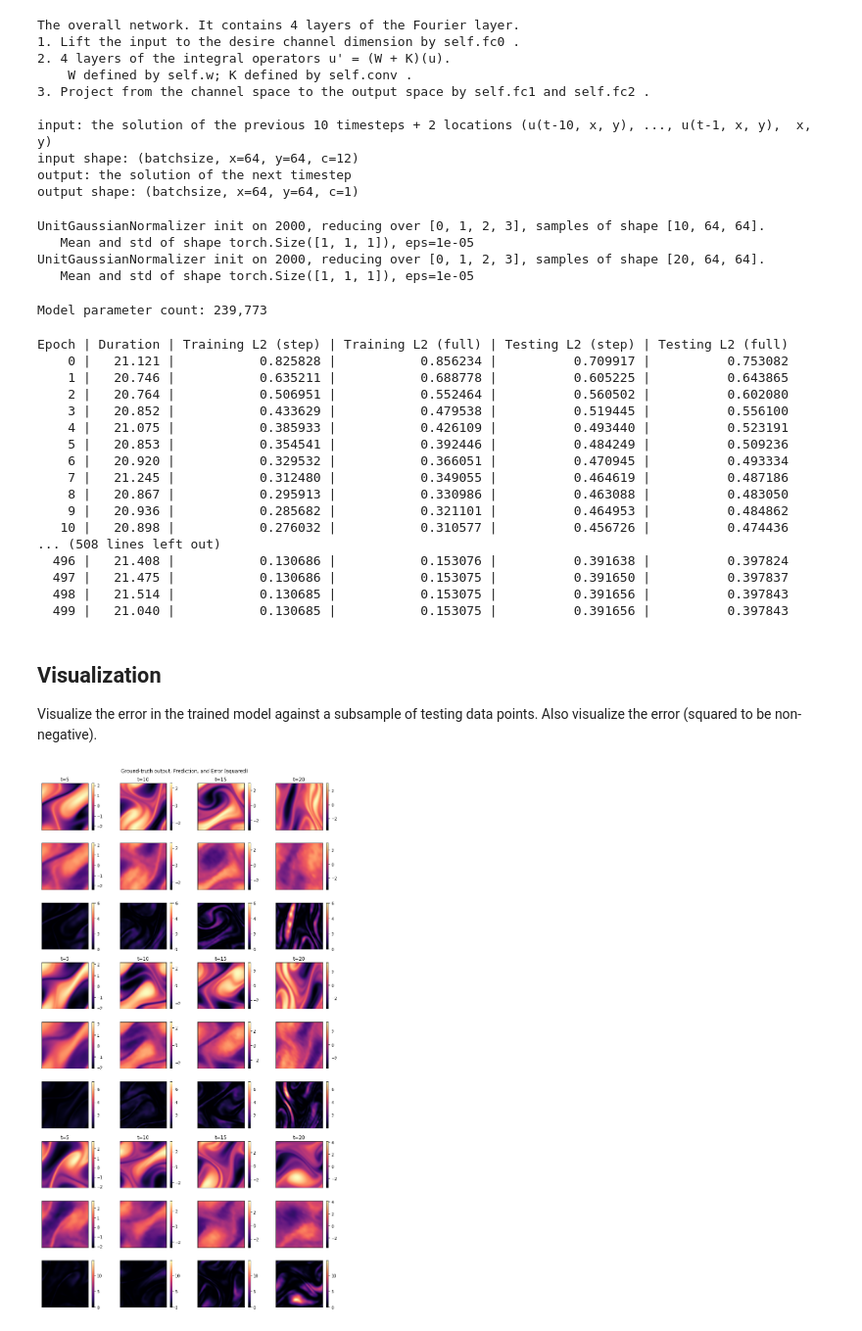
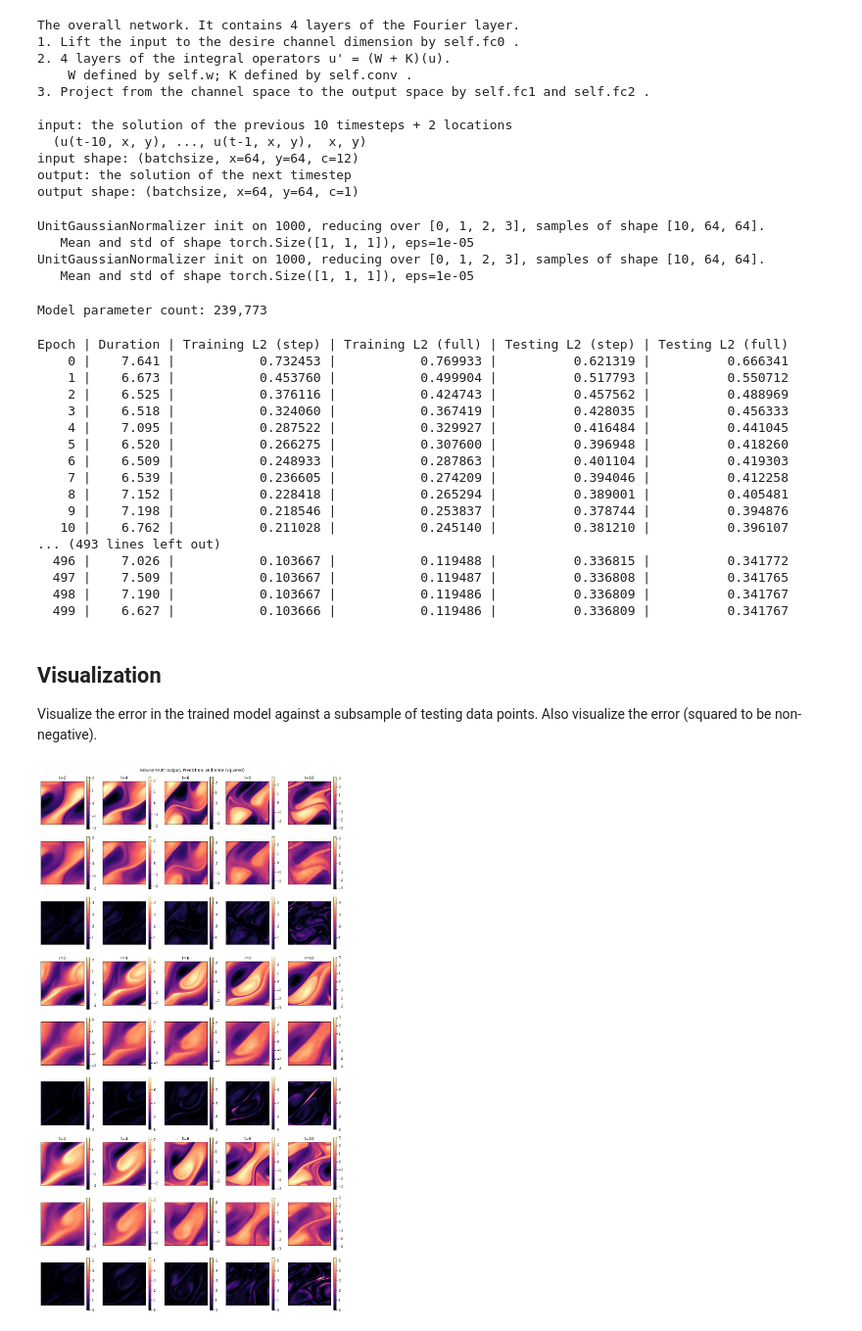
Before and after one commit to m4e7/neuraloperator, a Jupyter notebook: examples/fourier_2d_time.ipynb, the cells around one changed output. Shown at 98% size. Cells and saved outputs as stored; diff of their text form; code cells hidden in the pictures.

```diff
--- a/examples/fourier_2d_time.ipynb
+++ b/examples/fourier_2d_time.ipynb
@@ -104,7 +106,7 @@ class Config(NamedTuple):
         return config
 
 
-config = Config.from_yaml('fourier_2d_time_V1e-4.yaml')
+config = Config.from_yaml('fourier_2d_time_V1e-5.yaml')
 # %%
 ################################################################
 # load data and data normalization
@@ -120,9 +122,9 @@ train_loader, test_loader, output_encoder = load_navier_stokes_temporal_pt(
     config.test_batch_size,
 )
 # %% [output]
-UnitGaussianNormalizer init on 2000, reducing over [0, 1, 2, 3], samples of shape [10, 64, 64].
+UnitGaussianNormalizer init on 1000, reducing over [0, 1, 2, 3], samples of shape [10, 64, 64].
    Mean and std of shape torch.Size([1, 1, 1]), eps=1e-05
-UnitGaussianNormalizer init on 2000, reducing over [0, 1, 2, 3], samples of shape [20, 64, 64].
+UnitGaussianNormalizer init on 1000, reducing over [0, 1, 2, 3], samples of shape [10, 64, 64].
    Mean and std of shape torch.Size([1, 1, 1]), eps=1e-05
 # %%
 model = FNO2d(
@@ -265,22 +267,22 @@ for ep in range(config.epochs):
     print(row)
 # %% [output]
 Epoch | Duration | Training L2 (step) | Training L2 (full) | Testing L2 (step) | Testing L2 (full)
-    0 |   21.121 |           0.825828 |           0.856234 |          0.709917 |          0.753082
-    1 |   20.746 |           0.635211 |           0.688778 |          0.605225 |          0.643865
-    2 |   20.764 |           0.506951 |           0.552464 |          0.560502 |          0.602080
-    3 |   20.852 |           0.433629 |           0.479538 |          0.519445 |          0.556100
-    4 |   21.075 |           0.385933 |           0.426109 |          0.493440 |          0.523191
-    5 |   20.853 |           0.354541 |           0.392446 |          0.484249 |          0.509236
-    6 |   20.920 |           0.329532 |           0.366051 |          0.470945 |          0.493334
-    7 |   21.245 |           0.312480 |           0.349055 |          0.464619 |          0.487186
-    8 |   20.867 |           0.295913 |           0.330986 |          0.463088 |          0.483050
-    9 |   20.936 |           0.285682 |           0.321101 |          0.464953 |          0.484862
-   10 |   20.898 |           0.276032 |           0.310577 |          0.456726 |          0.474436
-... (508 lines left out)
-  496 |   21.408 |           0.130686 |           0.153076 |          0.391638 |          0.397824
-  497 |   21.475 |           0.130686 |           0.153075 |          0.391650 |          0.397837
-  498 |   21.514 |           0.130685 |           0.153075 |          0.391656 |          0.397843
-  499 |   21.040 |           0.130685 |           0.153075 |          0.391656 |          0.397843
+    0 |    7.641 |           0.732453 |           0.769933 |          0.621319 |          0.666341
+    1 |    6.673 |           0.453760 |           0.499904 |          0.517793 |          0.550712
+    2 |    6.525 |           0.376116 |           0.424743 |          0.457562 |          0.488969
+    3 |    6.518 |           0.324060 |           0.367419 |          0.428035 |          0.456333
+    4 |    7.095 |           0.287522 |           0.329927 |          0.416484 |          0.441045
+    5 |    6.520 |           0.266275 |           0.307600 |          0.396948 |          0.418260
+    6 |    6.509 |           0.248933 |           0.287863 |          0.401104 |          0.419303
+    7 |    6.539 |           0.236605 |           0.274209 |          0.394046 |          0.412258
+    8 |    7.152 |           0.228418 |           0.265294 |          0.389001 |          0.405481
+    9 |    7.198 |           0.218546 |           0.253837 |          0.378744 |          0.394876
+   10 |    6.762 |           0.211028 |           0.245140 |          0.381210 |          0.396107
+... (493 lines left out)
+  496 |    7.026 |           0.103667 |           0.119488 |          0.336815 |          0.341772
+  497 |    7.509 |           0.103667 |           0.119487 |          0.336808 |          0.341765
+  498 |    7.190 |           0.103667 |           0.119486 |          0.336809 |          0.341767
+  499 |    6.627 |           0.103666 |           0.119486 |          0.336809 |          0.341767
 # %%
 class TB(NamedTuple):
     """Truth (& Beauty)"""
@@ -330,18 +332,18 @@ Visualize the error in the trained model against a subsample of testing data poi
 # test_samples = test_loader.dataset
 n_samples = 3
 n_rows = 3
-n_cols = 4
-t_step = 5
+n_cols = 5
+t_step = 2
 
 def sample_largest_error(error: torch.Tensor) -> int:
     m = [error[i].max() for i in range(error.shape[0])]
     mi = max(enumerate(m), key=lambda x: x[1])
     return mi[0]
 
-fig = plt.figure(figsize=(11,  # width (inches)
-                          19))  # height (inches)
+fig = plt.figure(figsize=(13,   # width (inches)
+                          23))  # height (inches)
 for sample in range(n_samples):
-    batch_number = 20 + 2 * sample
+    batch_number = 2 + 2 * sample
     _, yy, pred, error = sample_test_data(
         test_loader, batch_number, sample_largest_error)
     # pred *= 2
@@ -349,11 +351,11 @@ for sample in range(n_samples):
 
     vmin = [
         min(yy[i].min(), pred[i].min())
-        for i in range(4, config.future_duration, t_step)
+        for i in range(1, config.future_duration, t_step)
     ]
     vmax = [
         max(yy[i].max(), pred[i].max())
-        for i in range(4, config.future_duration, t_step)
+        for i in range(1, config.future_duration, t_step)
     ]
 
     # Ground truth:
@@ -374,31 +376,31 @@ for sample in range(n_samples):
     r = sample * n_rows + 1
     for c in range(n_cols):
         t = (c + 1) * t_step - 1
         ax = fig.add_subplot(n_rows * n_samples, n_cols, r * n_cols + c + 1)
         im = ax.imshow(pred[t].detach().cpu(),
                        cmap='magma',
                        vmin=vmin[c],
                        vmax=vmax[c])
         plt.xticks([], [])
         plt.yticks([], [])
         fig.colorbar(im, ax=ax)
 
     # Error:
     r = sample * n_rows + 2
     for c in range(n_cols):
         t = (c + 1) * t_step - 1
         ax = fig.add_subplot(n_rows * n_samples, n_cols, r * n_cols + c + 1)
         im = ax.imshow(error[t].detach().cpu(),
                        cmap='magma',
                        vmin=error.min(),
                        vmax=error.max())
         # print(f'{error[t].min():7.5f} <= error[t] <= {error[t].max():7.5f}')
         plt.xticks([], [])
         plt.yticks([], [])
         fig.colorbar(im, ax=ax)
 
 fig.suptitle('Ground-truth output, Prediction, and Error (squared)', y=0.99)
 plt.tight_layout()
 fig.show()
 # %% [output]
-[figure, old version]
+[figure, new version]
```
Also changed, not shown: parts of 1 cell of this notebook, 1 other file.
